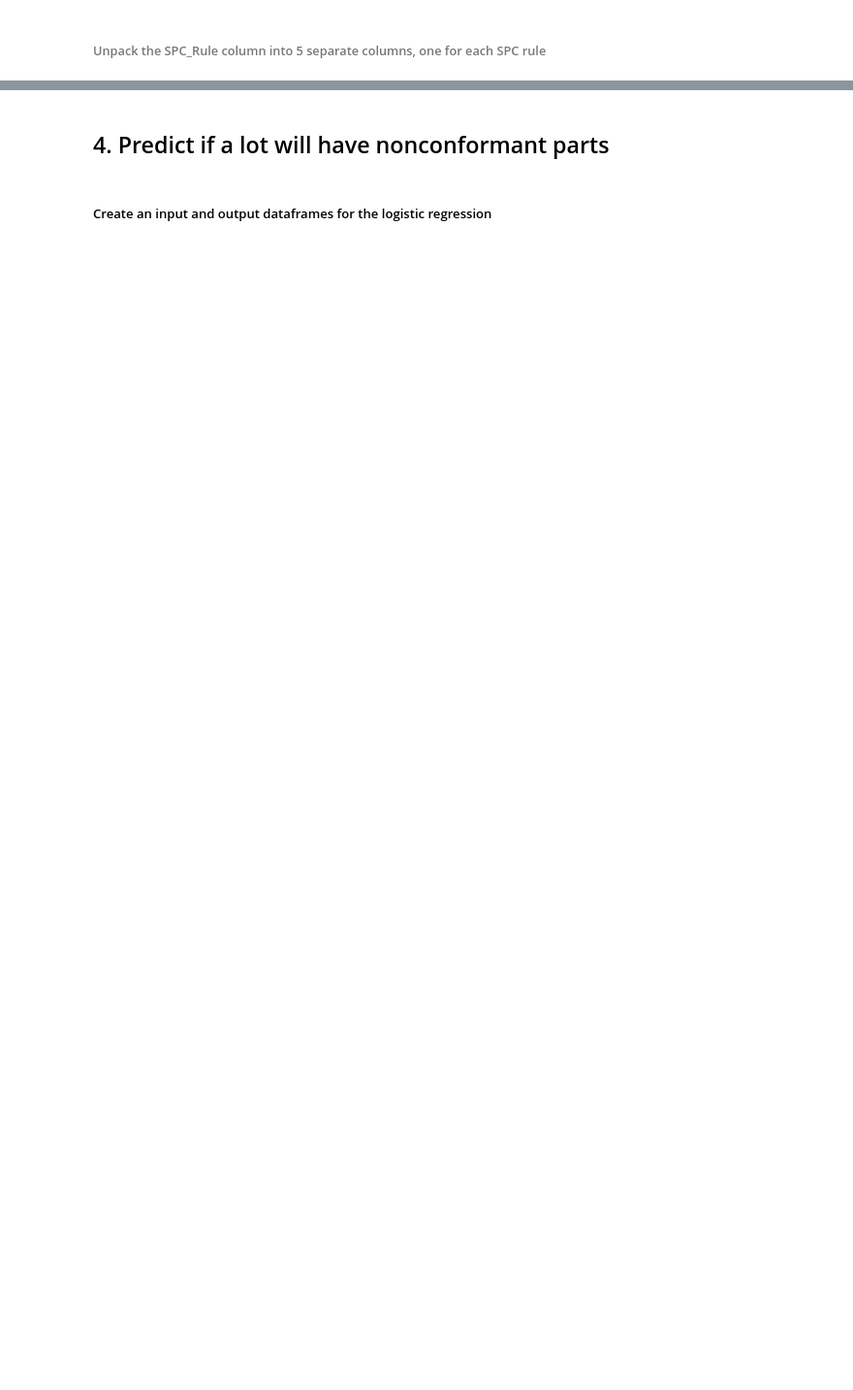
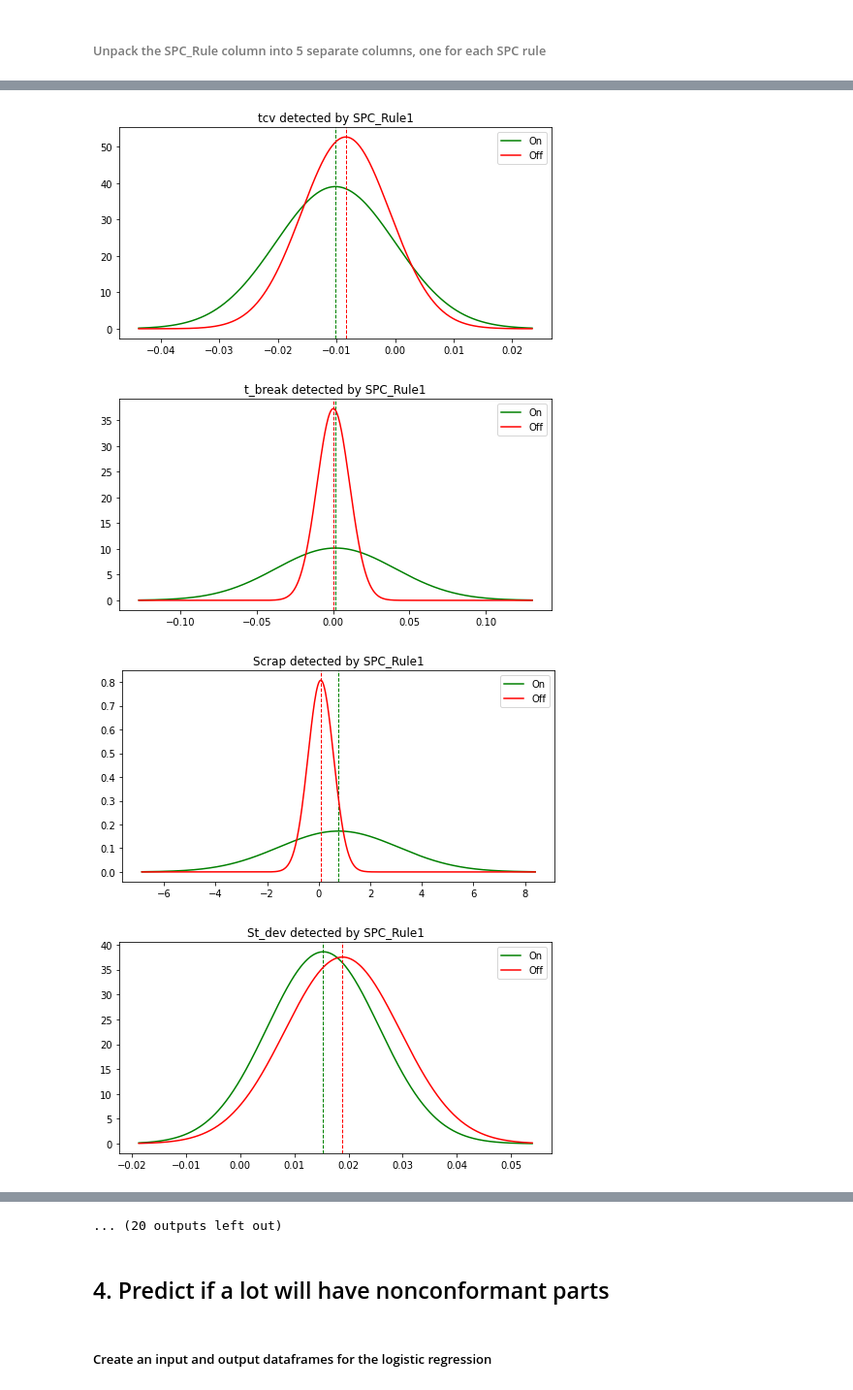
Before and after one commit to przemekbil/PfDA_2021_project, a Jupyter notebook: Project.ipynb, the cells around one changed output, grey strips where cells are left out. Shown at 97% size. Cells and saved outputs as stored; diff of their text form; code cells hidden in the pictures; blank space fills up the shorter version.

Commit message:
t-tset used if SPC rules can detect the change in the signal variable

```diff
--- a/Project.ipynb
+++ b/Project.ipynb
@@ -977,0 +987,47 @@ lot_params2
+# %%
+def show_mean_diff(sample1, sample0, sig, det, tValue):
+    fig, ax = plt.subplots(figsize=(8,4))
+
+    on_mean = sample1.mean()
+    off_mean = sample0.mean()
+
+    on_std = sample1.std()
+    off_std = sample0.std()
+
+    x_min = min(norm.interval(0.999, loc=on_mean, scale=on_std)[0], norm.interval(0.999, loc=off_mean, scale=off_std)[0])
+    x_max = max(norm.interval(0.999, loc=on_mean, scale=on_std)[1], norm.interval(0.999, loc=off_mean, scale=off_std)[1])
+
+    x = np.linspace(x_min, x_max, 500)
+
+    y_on = norm.pdf(x, loc=on_mean, scale=on_std)
+    ax.plot(x, y_on, '-g',label='On')
+    ax.axvline(on_mean, color='g', linestyle='dashed', linewidth=1)
+
+
+    y_off = norm.pdf(x, loc=off_mean, scale=off_std)
+    ax.plot(x, y_off, '-r', label='Off')
+    ax.axvline(off_mean, color='r', linestyle='dashed', linewidth=1)
+
+    ax.set_title("{} detected by {}".format(sig, det))
+
+    ax.legend()
+
+    plt.show()
+# %%
+signal_col = ['btb', 'tcv', 't_break', 'Scrap', 'St_dev', 'dim', 'tolerance', 'Cp', 'lots_per_tool', 'tool_tol ', 'max_tool_wear']
+detection_col = ['SPC_Rule1', 'SPC_Rule2', 'SPC_Rule3', 'SPC_Rule4', 'SPC_Rule5']
+
+for detect in detection_col:
+    for signal in signal_col:
+
+        sample_on = lot_params2[lot_params2[detect]=='1'][signal]
+        sample_off = lot_params2[lot_params2[detect]=='0'][signal]
+
+        ttest = ttest_ind(sample_on, sample_off)
+        if ttest[1] < 0.01:
+            show_mean_diff(sample_on, sample_off, signal, detect, ttest[1])
+# %% [output]
+[figure, added]
+[figure, added]
+[figure, added]
+[figure, added]
@@ -978,3 +1042,4 @@ lot_params2
+... (20 outputs left out)
 # %% [markdown]
 ## 4. Predict if a lot will have nonconformant parts
 # %% [markdown]
```
Also changed, not shown: parts of 47 cells of this notebook.
